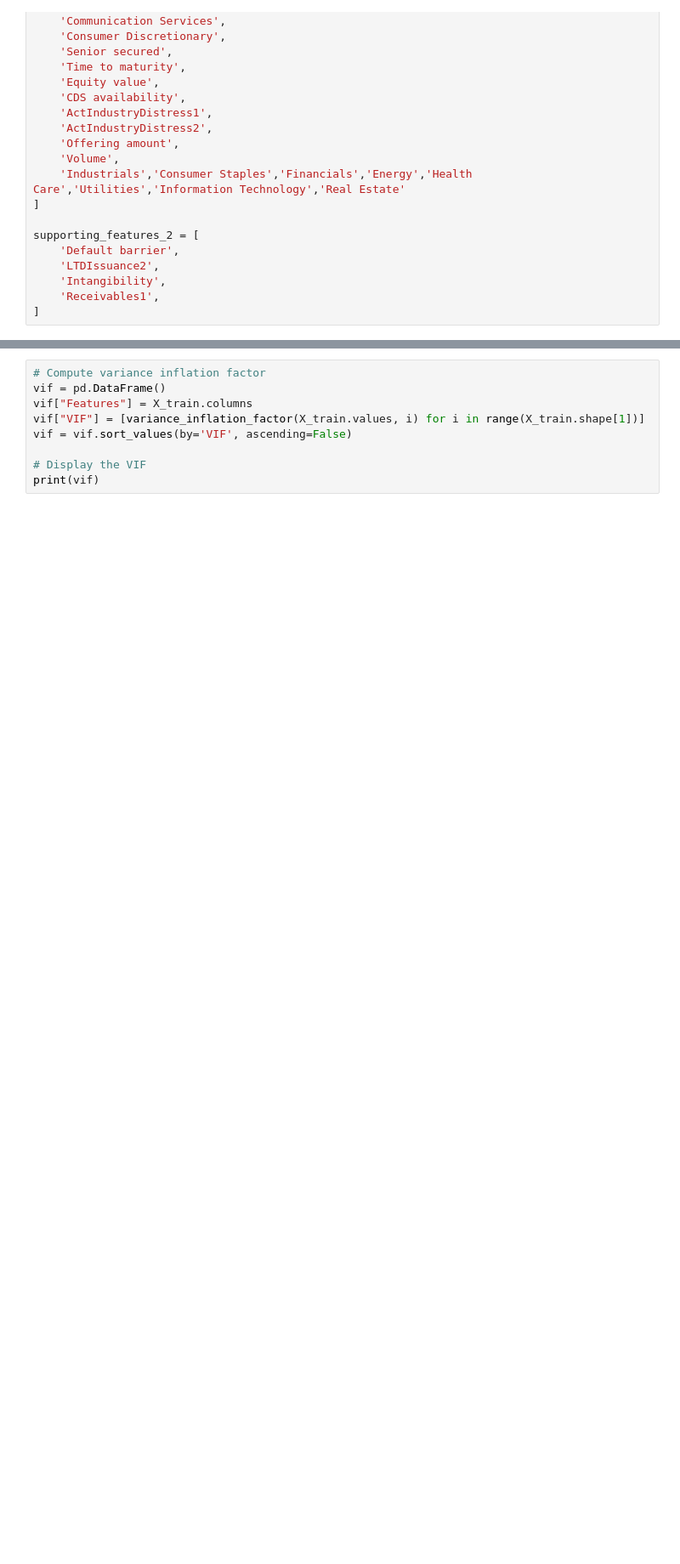
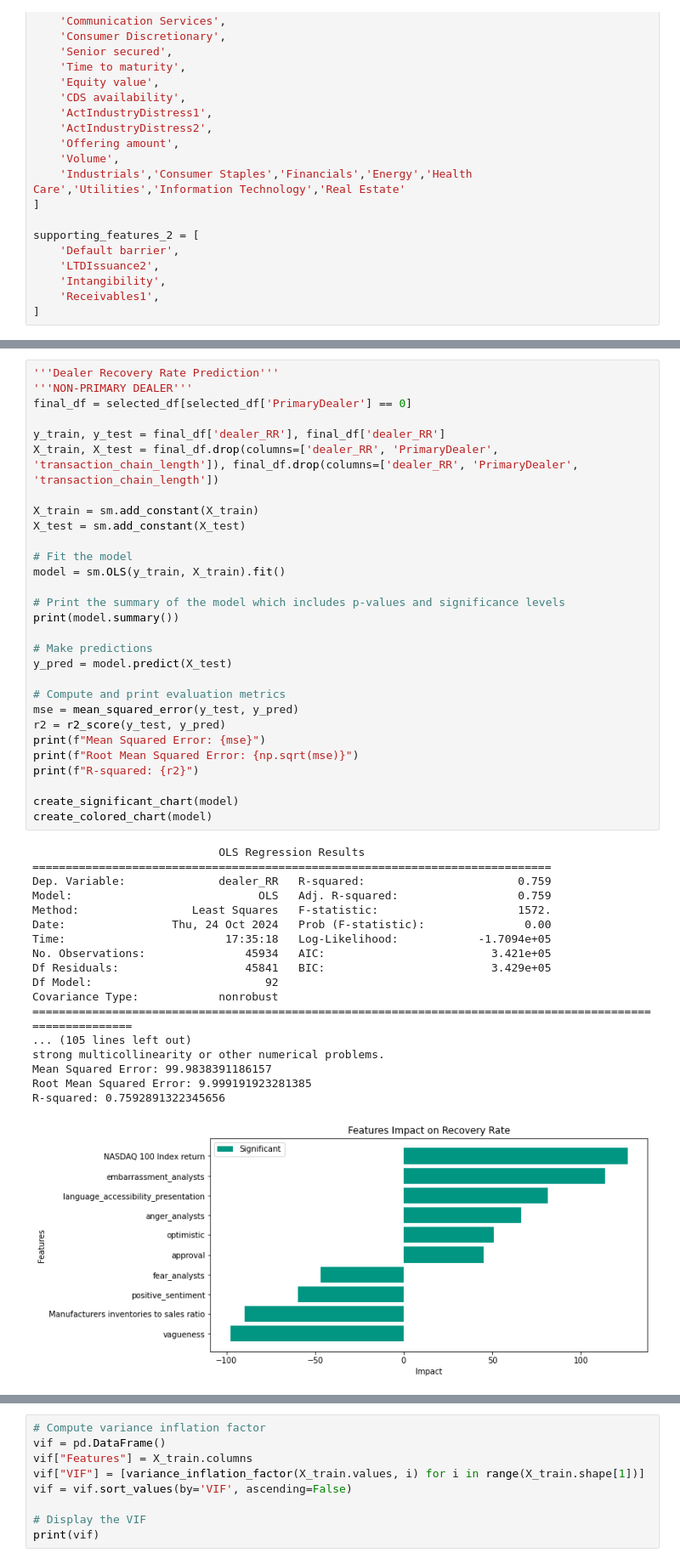
Before and after one commit to constantin1101/LLM_CreditorRRPrediction, a Jupyter notebook: dealer_analysis.ipynb, the cells around one changed output, grey strips where cells are left out. Shown at 85% size. Cells and saved outputs as stored; diff of their text form; blank space fills up the shorter version.

```diff
--- a/dealer_analysis.ipynb
+++ b/dealer_analysis.ipynb
@@ -403,0 +398,48 @@ plt.show()
+# %%
+'''Dealer Recovery Rate Prediction'''
+'''NON-PRIMARY DEALER'''
+final_df = selected_df[selected_df['PrimaryDealer'] == 0]
+
+y_train, y_test = final_df['dealer_RR'], final_df['dealer_RR']
+X_train, X_test = final_df.drop(columns=['dealer_RR', 'PrimaryDealer', 'transaction_chain_length']), final_df.drop(columns=['dealer_RR', 'PrimaryDealer', 'transaction_chain_length'])
+
+X_train = sm.add_constant(X_train)
+X_test = sm.add_constant(X_test)
+
+# Fit the model
+model = sm.OLS(y_train, X_train).fit()
+
+# Print the summary of the model which includes p-values and significance levels
+print(model.summary())
+
+# Make predictions
+y_pred = model.predict(X_test)
+
+# Compute and print evaluation metrics
+mse = mean_squared_error(y_test, y_pred)
+r2 = r2_score(y_test, y_pred)
+print(f"Mean Squared Error: {mse}")
+print(f"Root Mean Squared Error: {np.sqrt(mse)}")
+print(f"R-squared: {r2}")
+
+create_significant_chart(model)
+create_colored_chart(model)
+# %% [output]
+                            OLS Regression Results
+==============================================================================
+Dep. Variable:              dealer_RR   R-squared:                       0.759
+Model:                            OLS   Adj. R-squared:                  0.759
+Method:                 Least Squares   F-statistic:                     1572.
+Date:                Thu, 24 Oct 2024   Prob (F-statistic):               0.00
+Time:                        17:35:18   Log-Likelihood:            -1.7094e+05
+No. Observations:               45934   AIC:                         3.421e+05
+Df Residuals:                   45841   BIC:                         3.429e+05
+Df Model:                          92
+Covariance Type:            nonrobust
+============================================================================================================
+... (105 lines left out)
+strong multicollinearity or other numerical problems.
+Mean Squared Error: 99.9838391186157
+Root Mean Squared Error: 9.999191923281385
+R-squared: 0.7592891322345656
+[figure, added]
```
Also changed, not shown: parts of 17 cells of this notebook, 5 other files.
